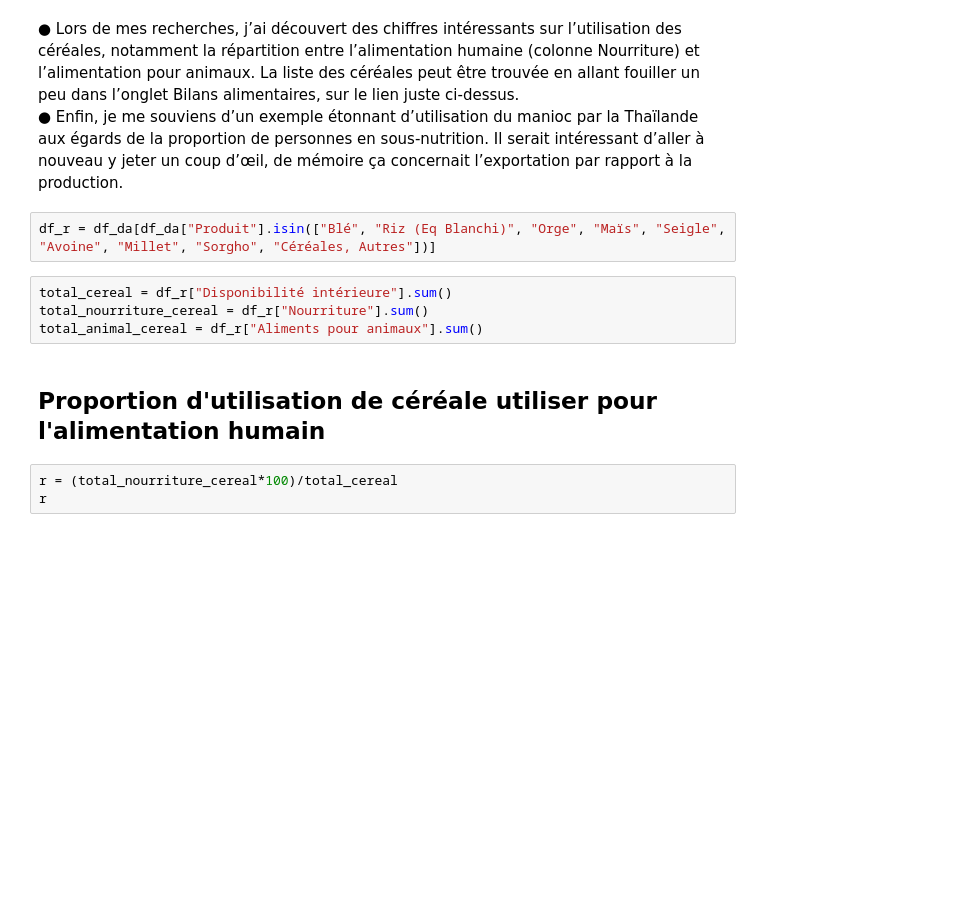
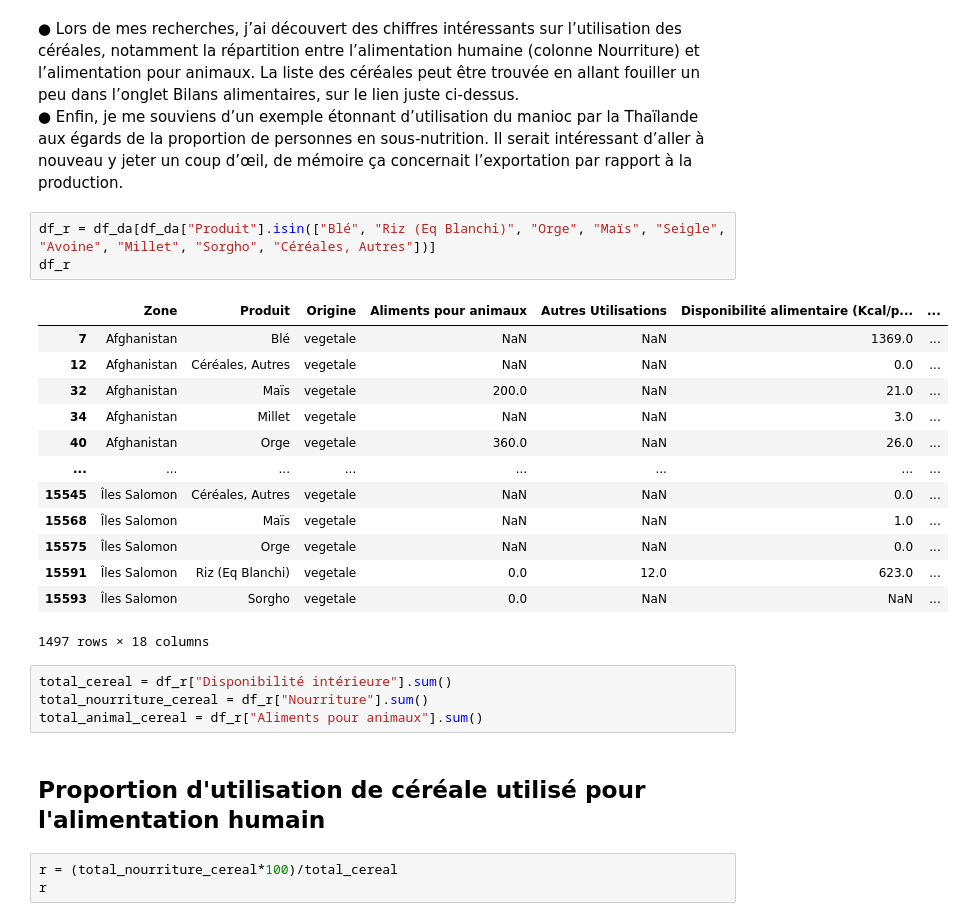
Before and after one commit to Valeeew/P4, a Jupyter notebook: etude_sante_publique.ipynb, the cells around one changed output. Cells and saved outputs as stored; diff of their text form; blank space fills up the shorter version.

```diff
--- a/etude_sante_publique.ipynb
+++ b/etude_sante_publique.ipynb
@@ -310,12 +258,27 @@ df2.sort_values(by = "disp/hab" ,ascending = True).head(10)
 ●	Enfin, je me souviens d’un exemple étonnant d’utilisation du manioc par la Thaïlande aux égards de la proportion de personnes en sous-nutrition. Il serait intéressant d’aller à nouveau y jeter un coup d’œil, de mémoire ça concernait l’exportation par rapport à la production.
 # %%
 df_r = df_da[df_da["Produit"].isin(["Blé", "Riz (Eq Blanchi)", "Orge", "Maïs", "Seigle", "Avoine", "Millet", "Sorgho", "Céréales, Autres"])]
+df_r
+# %% [output]
+|  | Zone | Produit | Origine | Aliments pour animaux | Autres Utilisations | Disponibilité alimentaire (Kcal/p... | ... |
+| 7 | Afghanistan | Blé | vegetale | NaN | NaN | 1369.0 | ... |
+| 12 | Afghanistan | Céréales, Autres | vegetale | NaN | NaN | 0.0 | ... |
+| 32 | Afghanistan | Maïs | vegetale | 200.0 | NaN | 21.0 | ... |
+| 34 | Afghanistan | Millet | vegetale | NaN | NaN | 3.0 | ... |
+| 40 | Afghanistan | Orge | vegetale | 360.0 | NaN | 26.0 | ... |
+| ... | ... | ... | ... | ... | ... | ... | ... |
+| 15545 | Îles Salomon | Céréales, Autres | vegetale | NaN | NaN | 0.0 | ... |
+| 15568 | Îles Salomon | Maïs | vegetale | NaN | NaN | 1.0 | ... |
+| 15575 | Îles Salomon | Orge | vegetale | NaN | NaN | 0.0 | ... |
+| 15591 | Îles Salomon | Riz (Eq Blanchi) | vegetale | 0.0 | 12.0 | 623.0 | ... |
+| 15593 | Îles Salomon | Sorgho | vegetale | 0.0 | NaN | NaN | ... |
+1497 rows × 18 columns
 # %%
 total_cereal = df_r["Disponibilité intérieure"].sum()
 total_nourriture_cereal = df_r["Nourriture"].sum()
 total_animal_cereal = df_r["Aliments pour animaux"].sum()
 # %% [markdown]
-<h2>Proportion d'utilisation de céréale utiliser pour l'alimentation humain</h2>
+<h2>Proportion d'utilisation de céréale utilisé pour l'alimentation humain</h2>
 # %%
 r = (total_nourriture_cereal*100)/total_cereal
 r
```
Also changed, not shown: parts of 26 cells of this notebook.
